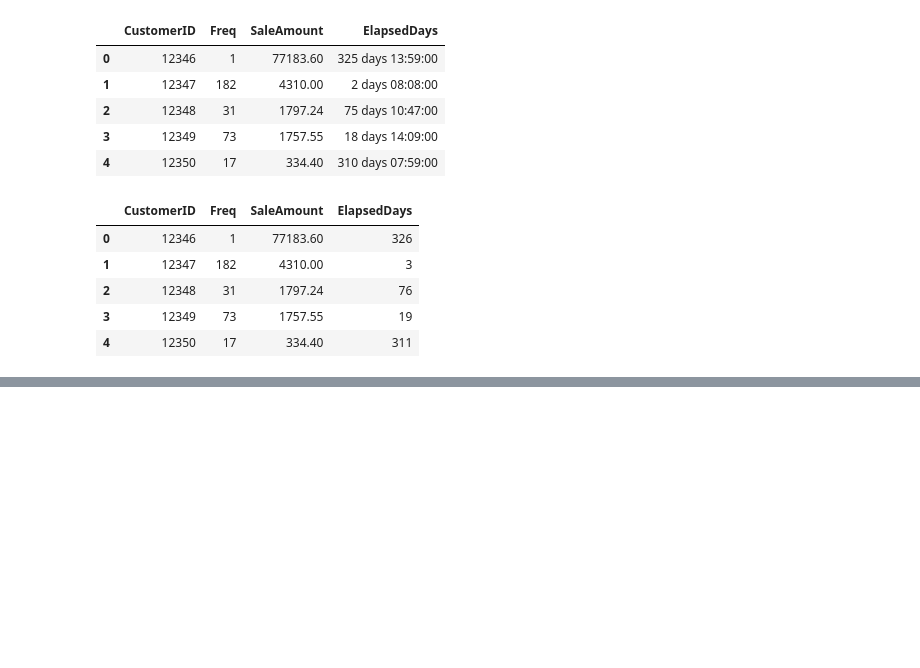
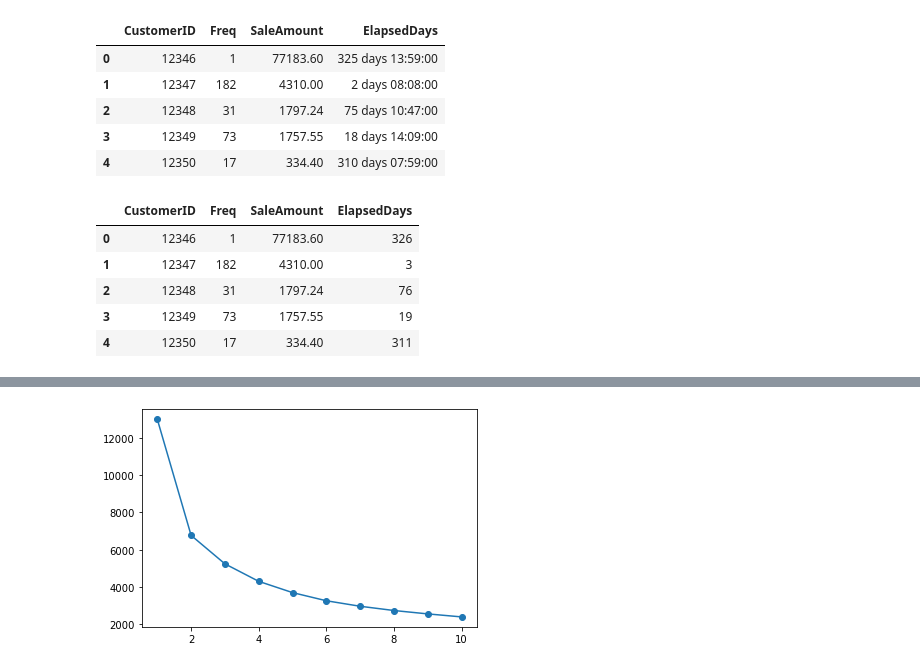
Before and after one commit to c910531/Python, a Jupyter notebook: 2021.06.24 비지도학습.ipynb, the cells around one changed output, grey strips where cells are left out. Drawn from its saved outputs; the diff is of its cells as text; code cells hidden in the pictures; blank space fills up the shorter version.

```diff
--- a/2021.06.24 비지도학습.ipynb
+++ b/2021.06.24 비지도학습.ipynb
@@ -320,0 +323,5 @@ ax.boxplot([customer_df['Freq'],customer_df['SaleAmount'],customer_df['ElapsedDa
+# %%
+customer_df['Freq_log'] = np.log1p(customer_df['Freq'])
+customer_df['SaleAmount_log'] = np.log1p(customer_df['SaleAmount'])
+customer_df['ElapsedDays_log'] = np.log1p(customer_df['ElapsedDays'])
+customer_df.head()
@@ -320,0 +338,3 @@ ax.boxplot([customer_df['Freq'],customer_df['SaleAmount'],customer_df['ElapsedDa
+# %%
+X = customer_df[['Freq_log','SaleAmount_log','ElapsedDays_log']].values
+X
@@ -320,0 +349,13 @@ ax.boxplot([customer_df['Freq'],customer_df['SaleAmount'],customer_df['ElapsedDa
+# %%
+from sklearn.preprocessing import StandardScaler
+X_s = StandardScaler().fit_transform(X)
+# %%
+distortions = []
+for i in range(1, 11):
+    kmeans_model_i = KMeans(n_clusters = i, random_state = 0)
+    kmeans_model_i.fit(X_s)
+    distortions.append(kmeans_model_i.inertia_)
+
+plt.plot(range(1, 11), distortions, marker='o');
+# %% [output]
+[figure, added]
```
Also changed, not shown: parts of 29 cells of this notebook.
